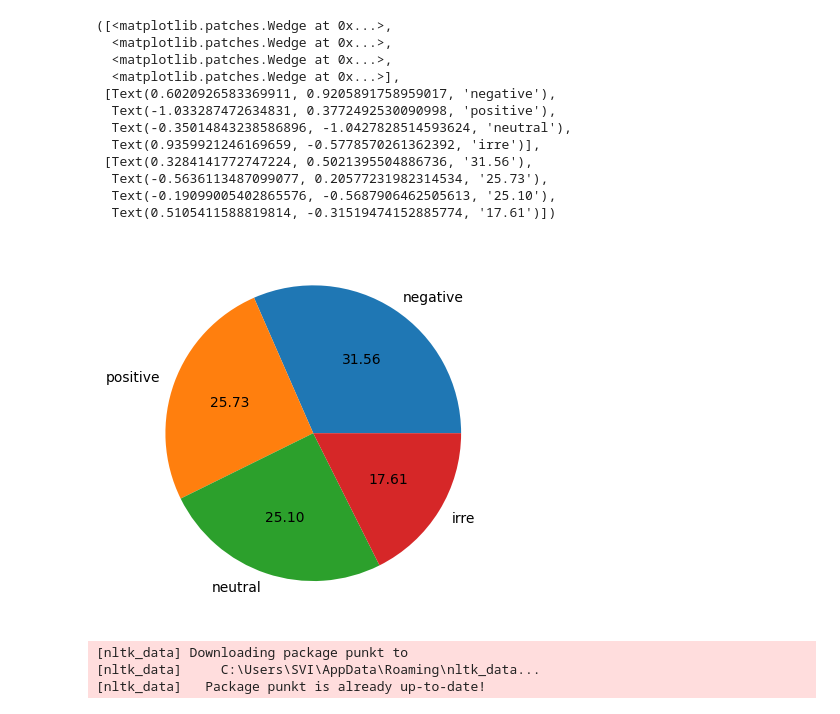
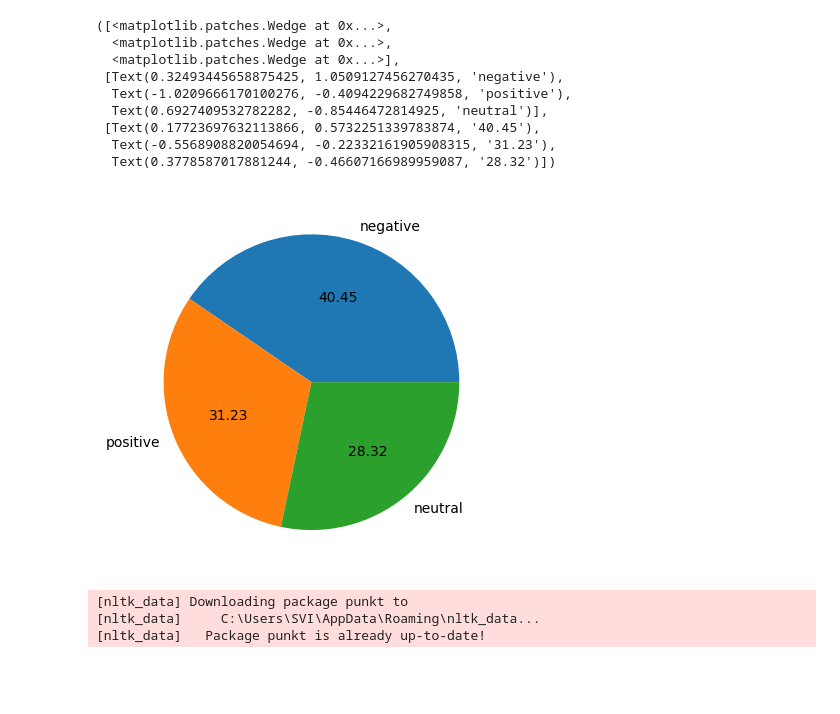
Before and after one commit to Bhavik2209/X-twitter--Sentiment-prediction, a Jupyter notebook: index.ipynb, the cells around one changed output. Drawn from its saved outputs; the diff is of its cells as text; code cells hidden in the pictures; blank space fills up the shorter version.

```diff
--- a/index.ipynb
+++ b/index.ipynb
@@ -23,5 +22,5 @@ df.shape
 # %%
-df.drop(columns = ['no','topic'],inplace=True)
+# df.drop(columns = ['no','topic'],inplace=True)
 # %%
 df.isnull().sum()
 # %% [output]
@@ -47,5 +50,9 @@ df.duplicated().sum()
 # %%
 df.drop_duplicates(keep='first',inplace=True)
+# %%
+df = df[['text','sentiment']]
+# %%
+df.rename(columns={'sentiment':'label'},inplace=True)
 # %%
 df.head()
 # %% [output]
@@ -62,5 +69,5 @@ array(['Positive', 'Neutral', 'Negative', 'Irrelevant'], dtype=object)
 # %%
-df['label'] = df['label'].map({'Positive':1,'Negative':2,'Neutral':3,'Irrelevant':4})
+df['label'] = df['label'].map({'positive':1,'negative':2,'neutral':3})
 # %%
 df['label'].unique()
 # %% [output]
@@ -76,20 +82,17 @@ label
 Name: count, dtype: int64
 # %%
-plt.pie(df['label'].value_counts(),labels=['negative','positive','neutral','irre'],autopct="%0.2f")
+plt.pie(df['label'].value_counts(),labels=['negative','positive','neutral'],autopct="%0.2f")
 # %% [output]
 ([<matplotlib.patches.Wedge at 0x...>,
   <matplotlib.patches.Wedge at 0x...>,
-  <matplotlib.patches.Wedge at 0x...>,
   <matplotlib.patches.Wedge at 0x...>],
- [Text(0.6020926583369911, 0.9205891758959017, 'negative'),
-  Text(-1.033287472634831, 0.3772492530090998, 'positive'),
-  Text(-0.35014843238586896, -1.0427828514593624, 'neutral'),
-  Text(0.9359921246169659, -0.5778570261362392, 'irre')],
- [Text(0.3284141772747224, 0.5021395504886736, '31.56'),
-  Text(-0.5636113487099077, 0.20577231982314534, '25.73'),
-  Text(-0.19099005402865576, -0.5687906462505613, '25.10'),
-  Text(0.5105411588819814, -0.31519474152885774, '17.61')])
+ [Text(0.32493445658875425, 1.0509127456270435, 'negative'),
+  Text(-1.0209666170100276, -0.4094229682749858, 'positive'),
+  Text(0.6927409532782282, -0.85446472814925, 'neutral')],
+ [Text(0.17723697632113866, 0.5732251339783874, '40.45'),
+  Text(-0.5568908820054694, -0.22332161905908315, '31.23'),
+  Text(0.3778587017881244, -0.46607166989959087, '28.32')])
-[figure, old version]
+[figure, new version]
 # %%
 import nltk
 nltk.download('punkt')
```
Also changed, not shown: parts of 19 cells of this notebook, 4 other files.
